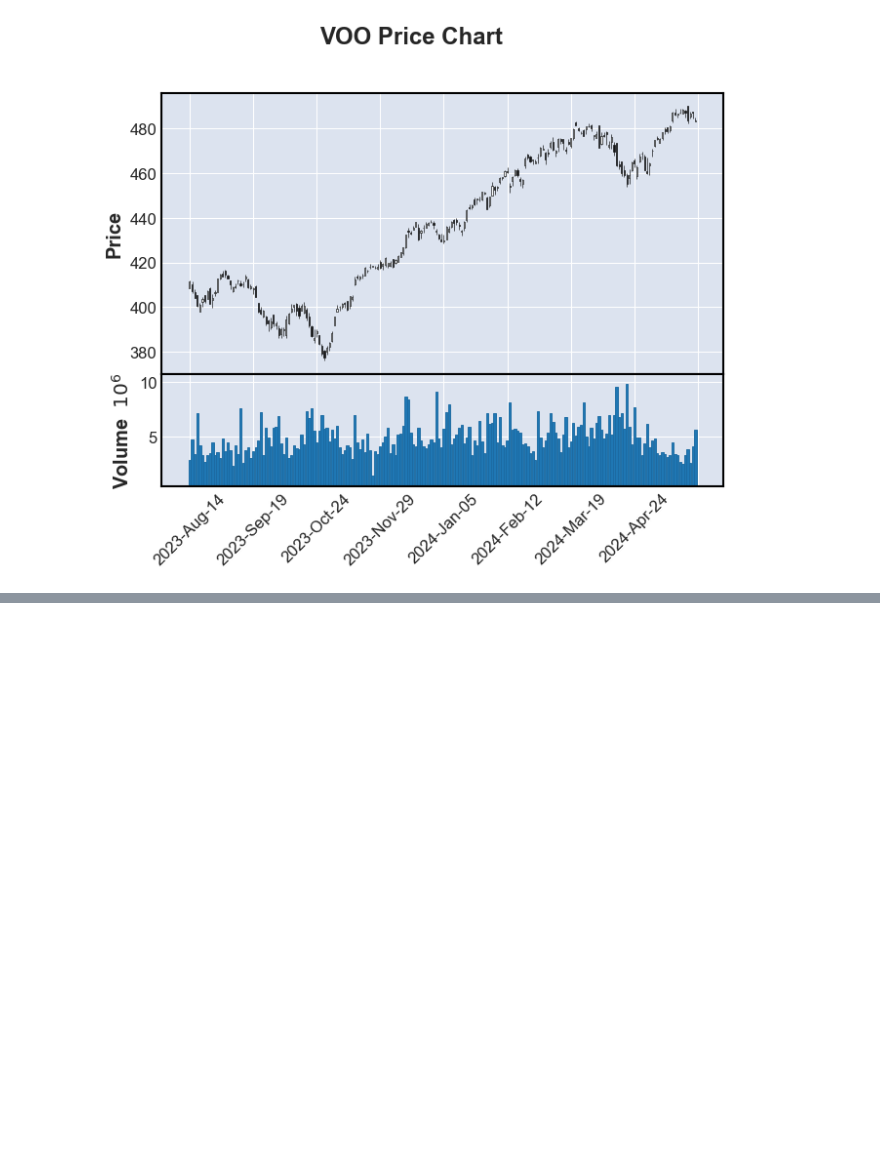
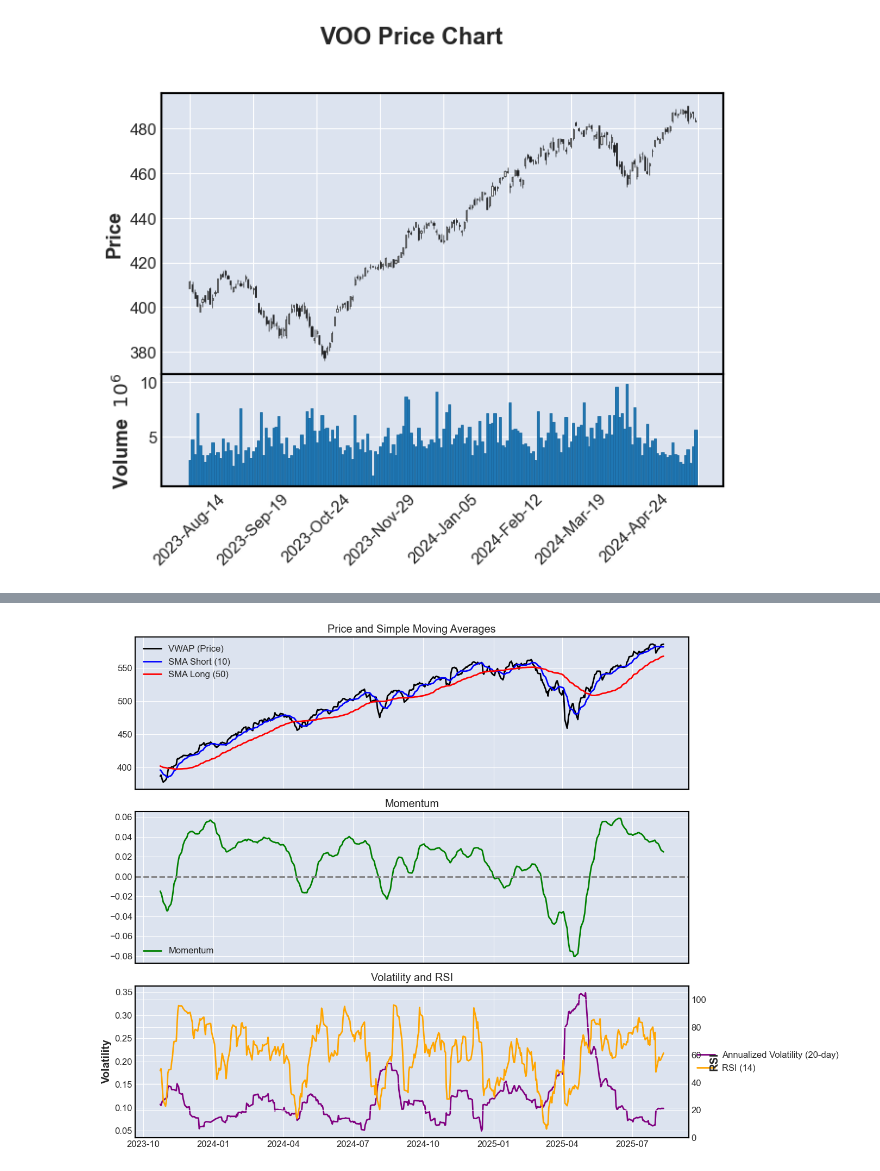
Before and after one commit to mkovacevich18/stonks, a Jupyter notebook: notebooks/options.ipynb, the cells around one changed output, grey strips where cells are left out. Drawn from its saved outputs; the diff is of its cells as text; code cells hidden in the pictures; blank space fills up the shorter version.

Commit message:
included new methods and plotting tools

```diff
--- a/notebooks/options.ipynb
+++ b/notebooks/options.ipynb
@@ -300,5 +323,8 @@ else:
 # %% [output]
 [figure]
 # %%
-type(data)
+data = pd.DataFrame(data)
+pd.set_option('display.max_columns', None)
+pd.set_option('display.max_colwidth', None)
+data['results']
 # %% [output]
@@ -305,0 +343,7 @@ dict
+# %%
+results = pd.json_normalize(data["results"])
+flattened_results = pd.concat([data.reset_index(drop=True), results], axis=1)
+historical_data = flattened_results[['ticker','vw', 'o', 'h', 'l', 'c', 'v','t','n']]
+historical_data['datetime'] = pd.to_datetime(historical_data['t'], unit='ms')
+historical_data = historical_data.set_index('datetime')
+historical_data.head()
@@ -305,0 +572,3 @@ dict
+# %%
+indicators_df = compute_indicators(historical_data, price_col='vw')
+indicators_df.head()
@@ -305,0 +583,40 @@ dict
+# %%
+fig, axs = plt.subplots(3, 1, figsize=(14, 10), sharex=True)
+
+# 1) Price + SMAs
+axs[0].plot(indicators_df.index, indicators_df['vw'], label='VWAP (Price)', color='black')
+axs[0].plot(indicators_df.index, indicators_df['sma_short'], label='SMA Short (10)', color='blue')
+axs[0].plot(indicators_df.index, indicators_df['sma_long'], label='SMA Long (50)', color='red')
+axs[0].set_title('Price and Simple Moving Averages')
+axs[0].legend()
+axs[0].grid(True)
+
+# 2) Momentum
+axs[1].plot(indicators_df.index, indicators_df['momentum'], label='Momentum', color='green')
+axs[1].axhline(0, color='gray', linestyle='--')
+axs[1].set_title('Momentum')
+axs[1].legend()
+axs[1].grid(True)
+
+# 3) Volatility and RSI
+axs[2].plot(indicators_df.index, indicators_df['vol_20'], label='Annualized Volatility (20-day)', color='purple')
+axs[2].set_ylabel('Volatility')
+ax2 = axs[2].twinx()
+ax2.plot(indicators_df.index, indicators_df['rsi'], label='RSI (14)', color='orange')
+ax2.set_ylabel('RSI')
+axs[2].set_title('Volatility and RSI')
+axs[2].grid(True)
+
+# Legends for the last plot
+lines, labels = axs[2].get_legend_handles_labels()
+lines2, labels2 = ax2.get_legend_handles_labels()
+ax2.set_ylim(0, 110)  # Extend max y-limit beyond 100 to add padding
+# Then place the legend outside
+plt.tight_layout(rect=[0, 0, 0.85, 1])
+axs[2].legend(lines + lines2, labels + labels2, loc='center left', bbox_to_anchor=(1, 0.5))
+
+plt.xlabel('Date')
+plt.tight_layout()
+plt.show()
+# %% [output]
+[figure, added]
```
Also changed, not shown: parts of 11 cells of this notebook.
